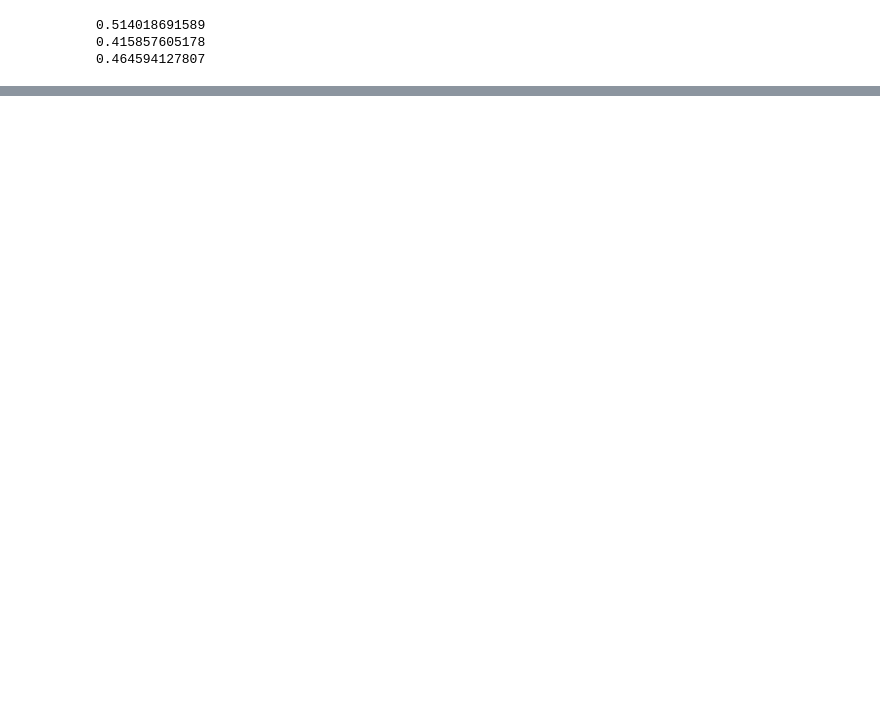
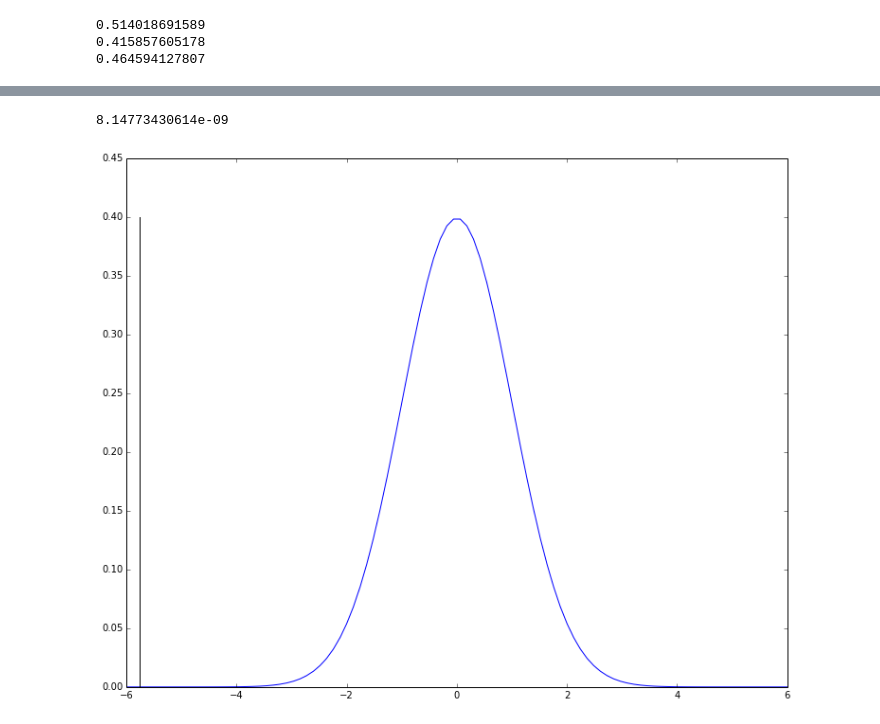
Before and after one commit to harrysalmon/Probabilistic-Programming-and-Bayesian-Methods-for-Hackers, a Jupyter notebook: sandbox/HS1.ipynb, the cells around one changed output, grey strips where cells are left out. Drawn from its saved outputs; the diff is of its cells as text; code cells hidden in the pictures; blank space fills up the shorter version.

```diff
--- a/sandbox/HS1.ipynb
+++ b/sandbox/HS1.ipynb
@@ -89,0 +91,40 @@ Probability site A is BETTER than site B: 0.998
+# %%
+# Or for frequentist statistics, written out long hand for clarity of what we're doing
+muV1 = variant1_observations.mean()
+muV2 = variant2_observations.mean()
+muC = control_observations.mean()
+SEV1 = muV1 * (1-muV1) / math.sqrt(len(variant1_observations))
+SEV2 = muV2 * (1-muV2) / math.sqrt(len(variant2_observations))
+SEC = muC * (1-muC) / math.sqrt(len(control_observations))
+z1 = (muV1 - muC) / (SEV1**2 + SEC**2)**0.5
+z2 = (muV2 - muC) / (SEV2**2 + SEC**2)**0.5
+
+p1 = scipy.stats.norm.sf(abs(z1))*2 #twosided
+p2 = scipy.stats.norm.sf(abs(z2))*2 #twosided
+# %%
+# plot the normal distribution
+gaus = {
+    'mean': 0,
+    'variance': 1,
+    'width': 4
+}
+if abs(z1) > 3:
+    gaus['width'] = 6
+else:
+    gaus['width'] = 4
+
+
+# plotting the chart
+x = np.linspace(-gaus['width'],gaus['width'],100)
+plt.plot(x, mlab.normpdf(x,gaus['mean'], gaus['variance']**0.5)) # plots a standard guasian plot
+plt.plot((z1, z1), (0, 0.4), 'k-') # plots a vertical line where our z score comes, 0.4 is the height of the chart
+plt.fill_between(x=x,
+                 y1=mlab.normpdf(x,gaus['mean'], gaus['variance']**0.5),
+                 interpolate=True,
+                 where=abs(x)>abs(z1),
+                 alpha=0.5)
+print p1
+plt.show()
+# %% [output]
+8.14773430614e-09
+[figure, added]
```
Also changed, not shown: parts of 6 cells of this notebook.
